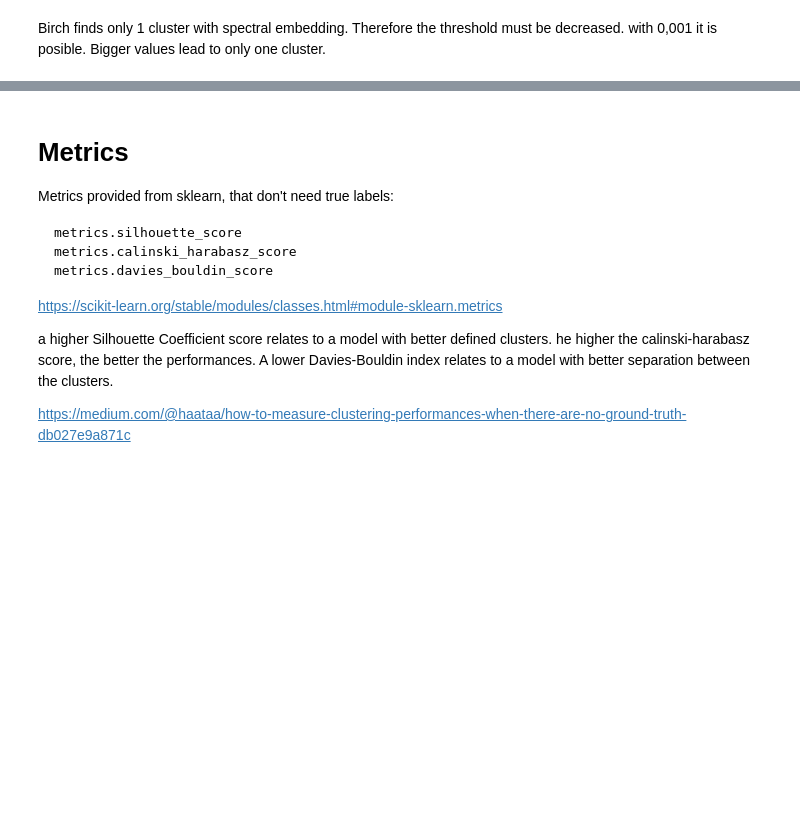
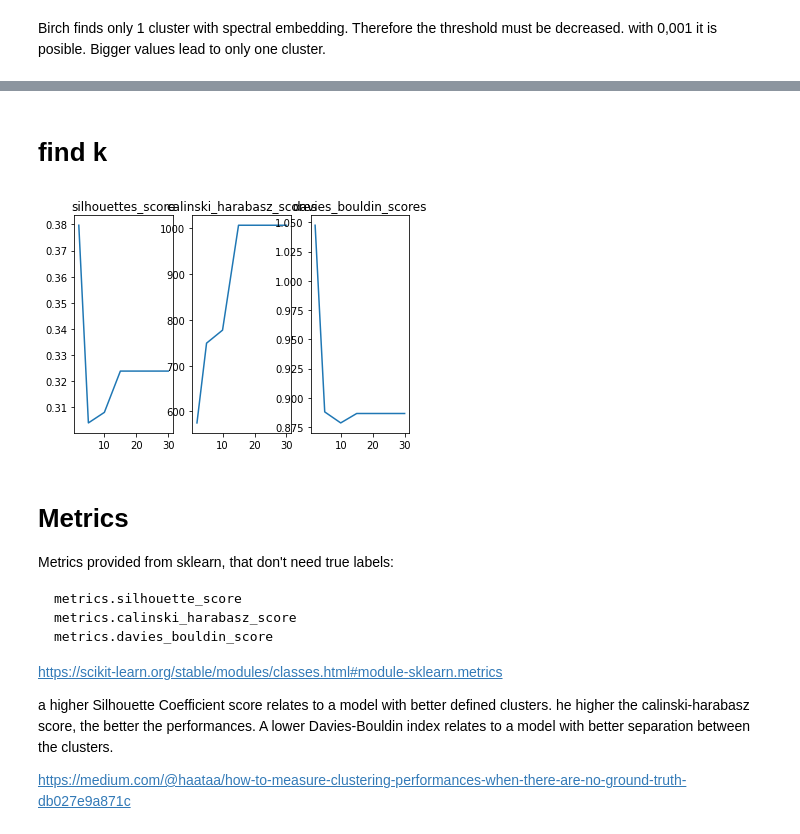
Before and after one commit to DonatJR/ita_ws20, a Jupyter notebook: notebooks/birch.ipynb, the cells around one changed output, grey strips where cells are left out. Saved outputs shown, nothing was run; the diff lists cells and outputs as text; code cells hidden in the pictures; blank space fills up the shorter version.

```diff
--- a/notebooks/birch.ipynb
+++ b/notebooks/birch.ipynb
@@ -317,3 +403,27 @@ plot(model_spectral, tfidf_corpus_spec_embedding_array, n_components=2)
+# %% [markdown]
+# find k
+# %%
+def find_k():
+    ks = [2,5,10,15,20,25,30]
+    vectorizer_spec_embedding = TfidfVectorizer(tokenizer=lambda text: text, lowercase=False)
+    tfidf_corpus_spec_embedding = vectorizer_spec_embedding.fit_transform(corpus["token"])
+    silhouettes_scores = []
+    calinski_harabasz_scores = []
+    davies_bouldin_scores = []
+    for k in ks:
+        tfidf_corpus_spec_embedding_array = SpectralEmbedding(n_components=2).fit_transform(tfidf_corpus_spec_embedding.toarray())
+        model_spectral = Birch(threshold = 0.0014, n_clusters=k)
+        model_spectral.fit(tfidf_corpus_spec_embedding_array)
+        score = list(calc_scores_arr(tfidf_corpus_spec_embedding_array, model_spectral))
+        silhouettes_scores.append(score[0])
+        calinski_harabasz_scores.append(score[1])
+        davies_bouldin_scores.append(score[2])
+
+    plot_scores(silhouettes_scores, calinski_harabasz_scores, davies_bouldin_scores, ks)
+# %%
+find_k()
+# %% [output]
+[figure, added]
 # %% [markdown]
 # Metrics
 Metrics provided from sklearn, that don't need true labels:
```
Also changed, not shown: parts of 18 cells of this notebook, 3 other files.
